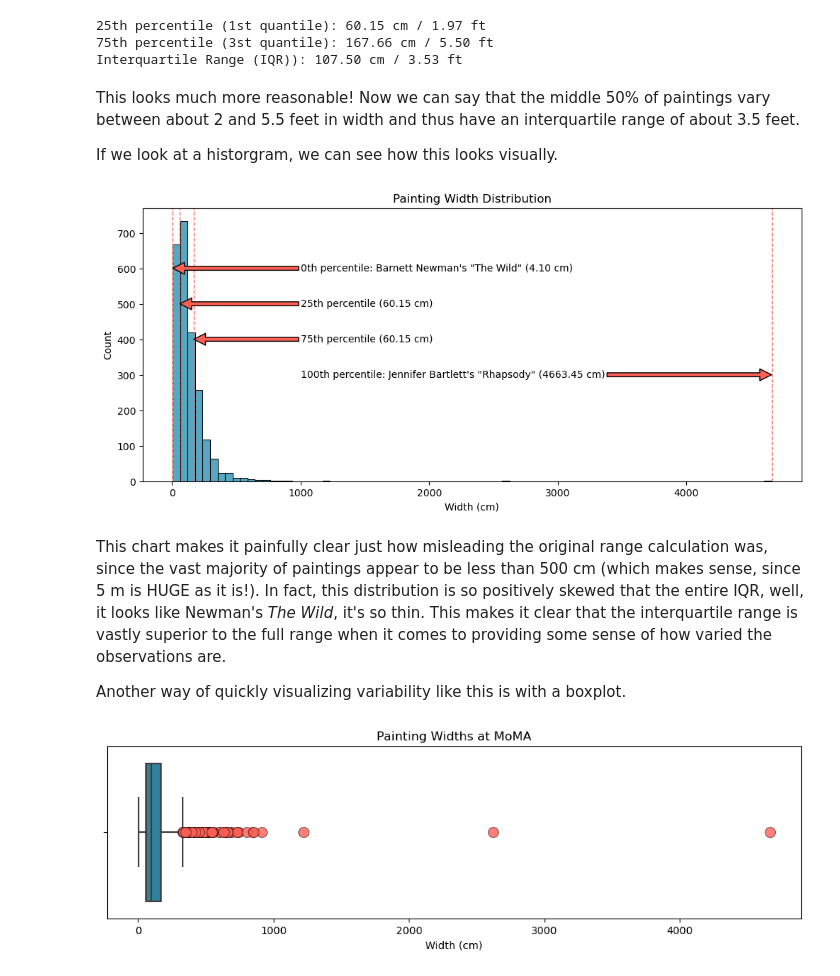
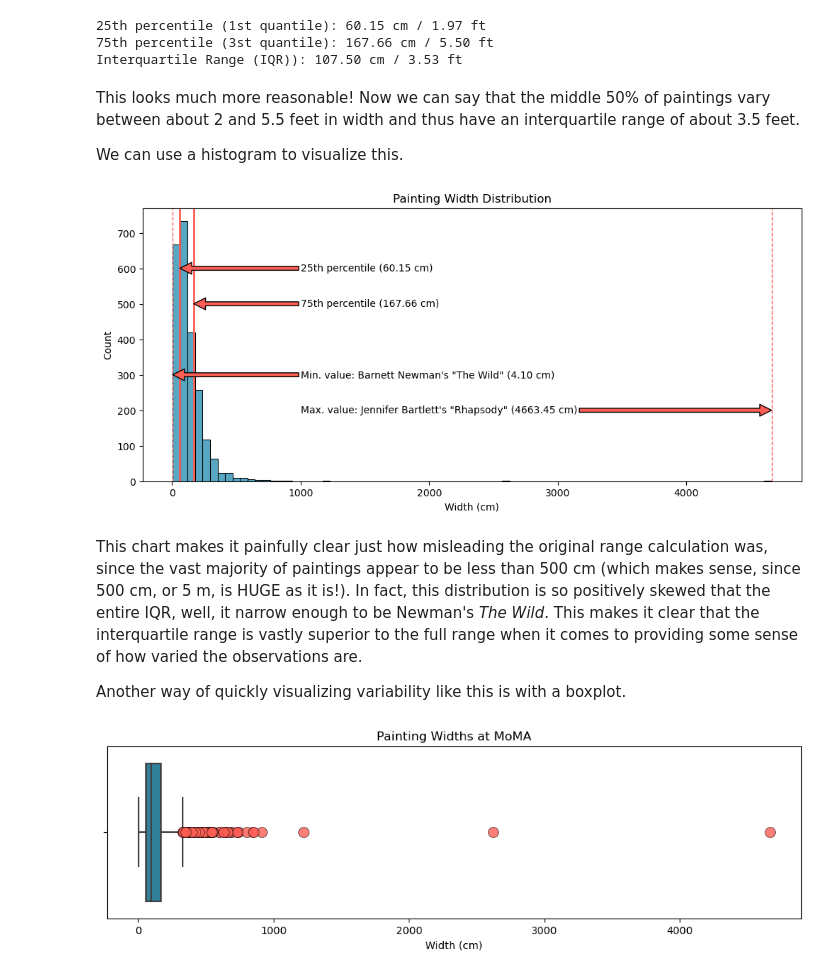
Before and after one commit to zrottman/data-exploration, a Jupyter notebook: art-stats/03_measures-of-variability.ipynb, the cells around one changed output. Cells and saved outputs as stored; diff of their text form; code cells hidden in the pictures.

```diff
--- a/art-stats/03_measures-of-variability.ipynb
+++ b/art-stats/03_measures-of-variability.ipynb
@@ -103,7 +148,7 @@ Interquartile Range (IQR)): 107.50 cm / 3.53 ft
 # %% [markdown]
 This looks much more reasonable! Now we can say that the middle 50% of paintings vary between about 2 and 5.5 feet in width and thus have an interquartile range of about 3.5 feet.
 
-If we look at a historgram, we can see how this looks visually.
+We can use a histogram to visualize this.
 # %%
 fig, ax = plt.subplots(figsize=(12, 5))
 
@@ -111,43 +156,52 @@ sns.histplot(
     data=paintings,
     x='Width (cm)',
     bins=80,
     ax=ax,
     color=blue
 )
 
-ax.axvline(min_width, color=pink, ls='--', lw=1)
+
+# Q1 vertical line and annotation
+ax.axvline(q1, color=pink, ls='-', lw=2)
 ax.annotate(
-    '0th percentile: Barnett Newman\'s "The Wild" ({:.2f} cm)'.format(min_width), xy=(min_width, 600), xycoords='data', xytext=(1000, 600),
+    '25th percentile ({:.2f} cm)'.format(q1), xy=(q1, 600), xycoords='data', xytext=(1000, 600),
     textcoords='data', arrowprops=dict(facecolor=pink, shrink=0),
     horizontalalignment='left', verticalalignment='center'
 )
 
-ax.axvline(q1, color=pink, ls='--', lw=1)
+# Q3 vertical line and annotation
+ax.axvline(q3, color=pink, ls='-', lw=2)
 ax.annotate(
-    '25th percentile ({:.2f} cm)'.format(q1), xy=(q1, 500), xycoords='data', xytext=(1000, 500),
+    '75th percentile ({:.2f} cm)'.format(q3), xy=(q3, 500), xycoords='data', xytext=(1000, 500),
     textcoords='data', arrowprops=dict(facecolor=pink, shrink=0),
     horizontalalignment='left', verticalalignment='center'
 )
 
-ax.axvline(q3, color=pink, ls='--', lw=1)
+# Min vertical line and annotation
+ax.axvline(min_width, color=pink, ls='--', lw=1)
 ax.annotate(
-    '75th percentile ({:.2f} cm)'.format(q1), xy=(q3, 400), xycoords='data', xytext=(1000, 400),
+    'Min. value: Barnett Newman\'s "The Wild" ({:.2f} cm)'.format(min_width),
+    xy=(min_width, 300), xycoords='data', xytext=(1000, 300),
     textcoords='data', arrowprops=dict(facecolor=pink, shrink=0),
     horizontalalignment='left', verticalalignment='center'
 )
 
+# Max vertical line and annotation
 ax.axvline(max_width, color=pink, ls='--', lw=1)
 ax.annotate(
-    '100th percentile: Jennifer Bartlett\'s "Rhapsody" ({:.2f} cm)'.format(max_width), xy=(max_width, 300), xycoords='data', xytext=(1000, 300),
+    'Max. value: Jennifer Bartlett\'s "Rhapsody" ({:.2f} cm)'.format(max_width),
+    xy=(max_width, 200), xycoords='data', xytext=(1000, 200),
     textcoords='data', arrowprops=dict(facecolor=pink, shrink=0),
     horizontalalignment='left', verticalalignment='center'
 )
 
 ax.set_title('Painting Width Distribution');
+
+#plt.savefig(fname='art-stats-2_painting-width-hist.png', dpi=150, bbox_inches='tight');
 # %% [output]
-[figure, old version]
+[figure, new version]
 # %% [markdown]
-This chart makes it painfully clear just how misleading the original range calculation was, since the vast majority of paintings appear to be less than 500 cm (which makes sense, since 5 m is HUGE as it is!). In fact, this distribution is so positively skewed that the entire IQR, well, it looks like Newman's *The Wild*, it's so thin. This makes it clear that the interquartile range is vastly superior to the full range when it comes to providing some sense of how varied the observations are.
+This chart makes it painfully clear just how misleading the original range calculation was, since the vast majority of paintings appear to be less than 500 cm (which makes sense, since 500 cm, or 5 m, is HUGE as it is!). In fact, this distribution is so positively skewed that the entire IQR, well, it narrow enough to be Newman's *The Wild*. This makes it clear that the interquartile range is vastly superior to the full range when it comes to providing some sense of how varied the observations are.
 
 Another way of quickly visualizing variability like this is with a boxplot.
 # %%
```
Also changed, not shown: parts of 15 cells of this notebook.
